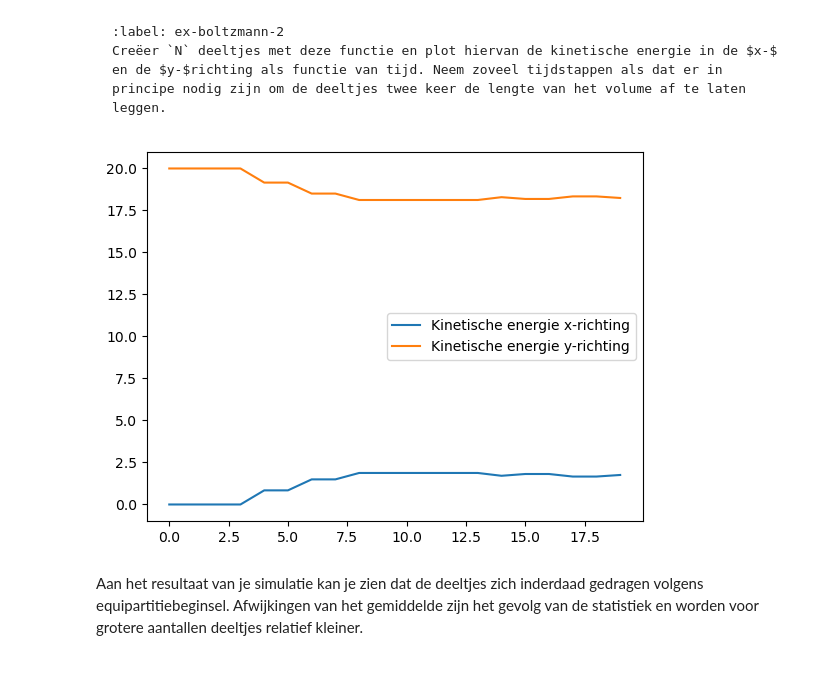
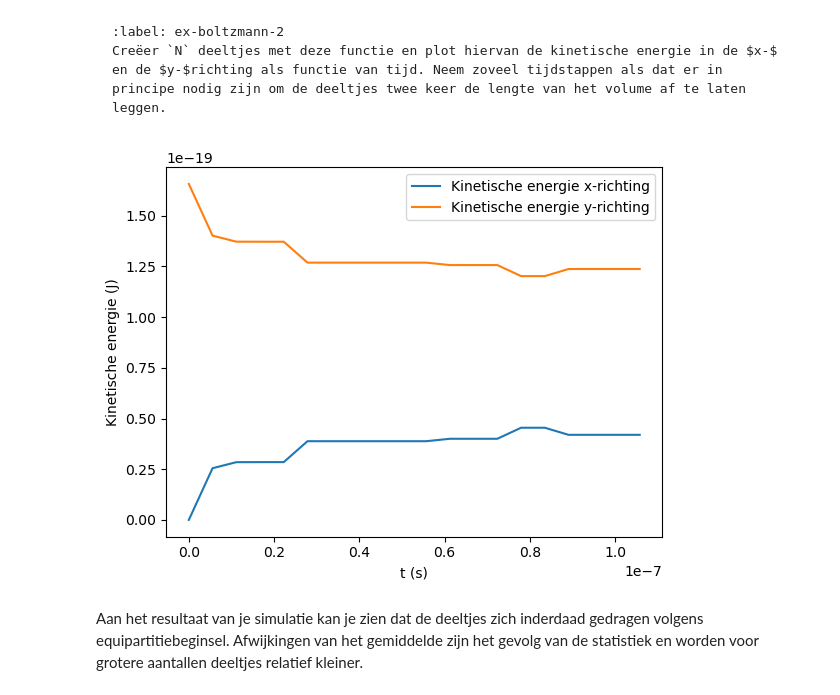
Before and after one commit to Eerkje/Annet-Erik, a Jupyter notebook: Content/PySim/6_boltzmann.ipynb, the cells around one changed output. Drawn from its saved outputs; the diff is of its cells as text; code cells hidden in the pictures.

````diff
--- a/Content/PySim/6_boltzmann.ipynb
+++ b/Content/PySim/6_boltzmann.ipynb
@@ -29,6 +29,11 @@ V_0 = 1                        # Startsnelheid van deeltjes
 RADIUS = 0.3                   # Straal van moleculen
 DT = 0.1*RADIUS/V_0            # Tijdstap om geen botsing te missen
 
+factor_v = 415  # omrekenfactor van simulatie snelheid naar echte snelheid in m/s
+factor_r = 1e-9  # omrekenfactor van simulatie afstand naar echte afstand in m
+factor_box = (6e-9)/ 10  # omrekenfactor van simulatie box naar echte box in m
+factor_t = (0.167*10**-9)/DT # omrekenfactor van simulatie tijd naar echte tijd in s
+m = 4.81 * 10**-26  # massa als 1 luchtmolecuul gemiddeld 4.81*10^-26 kg is
 
 E_kinx=np.array([])
 E_kiny = np.array([])
@@ -176,28 +184,31 @@ def create_uniform_particles(particles):
 Creëer `N` deeltjes met deze functie en plot hiervan de kinetische energie in de $x-$ en de $y-$richting als functie van tijd. Neem zoveel tijdstappen als dat er in principe nodig zijn om de deeltjes twee keer de lengte van het volume af te laten leggen.
 ```
 # %%
+#arrays leeg maken
 particles2 = []
-
-#arrays leeg maken
 E_kinx=np.array([])
 E_kiny = np.array([])
 
+#deeltjes aanmaken met alleen snelheid in y-richting
 create_uniform_particles(particles2)
+
 #simulatie uitvoeren
-aantal_tijdstappen =int(2*BOX_SIZE_0/V_0)
+aantal_tijdstappen =int(2*BOX_SIZE_0/V_0) #aantal tijdstappen zodat de deeltjes 2x de lengte van de box afleggen
 for i in range(aantal_tijdstappen):
     take_time_step(particles2)
 
-t = np.arange(len(E_kinx))
+t = np.arange(len(E_kinx)) * factor_t #t-array maken om te plotten
 
 #grafiek kinetische energie in x en y
 plt.figure()
-plt.plot(t,E_kinx, label= 'Kinetische energie x-richting')
-plt.plot(t,E_kiny, label='Kinetische energie y-richting')
+plt.xlabel('t (s)')
+plt.ylabel('Kinetische energie (J)')
+plt.plot(t,E_kinx * m * factor_v**2, label= 'Kinetische energie x-richting')
+plt.plot(t,E_kiny * m * factor_v**2, label='Kinetische energie y-richting')
 plt.legend()
 plt.show()
 # %% [output]
-[figure, old version]
+[figure, new version]
 # %% [markdown]
 Aan het resultaat van je simulatie kan je zien dat de deeltjes zich inderdaad gedragen volgens equipartitiebeginsel. Afwijkingen van het gemiddelde zijn het gevolg van de statistiek en worden voor grotere aantallen deeltjes relatief kleiner.
 # %% [markdown]
````
Also changed, not shown: parts of 6 cells of this notebook, 1 other file.
